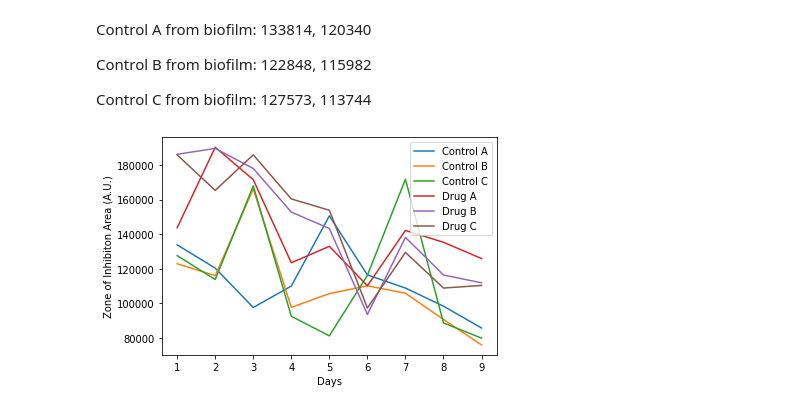
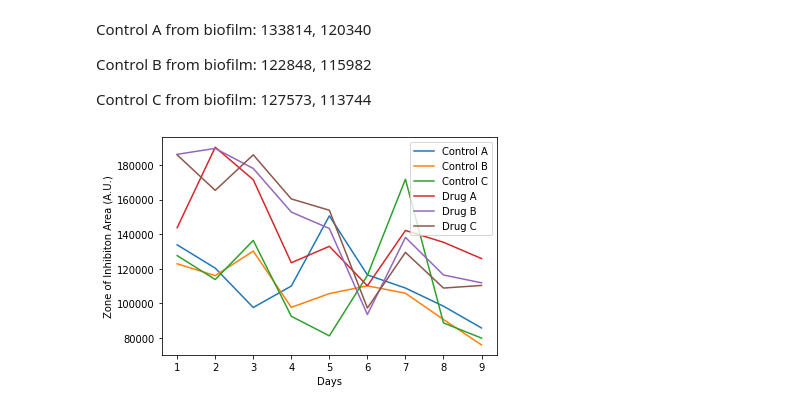
Before and after one commit to lmkelly16/BYU-REU-2022, a Jupyter notebook: all_the_loops.ipynb, the cells around one changed output. Saved outputs shown, nothing was run; the diff lists cells and outputs as text; code cells hidden in the pictures.

```diff
--- a/all_the_loops.ipynb
+++ b/all_the_loops.ipynb
@@ -498,28 +498,28 @@ Control C from biofilm: 127573, 113744
 # %%
 from traitlets.traitlets import CComplex
 # area lists taken manually from the loop fixing spot below
 cA_v2= [133814, 120340, 97560, 109963, 150582, 116409, 108813, 98312, 85701]
-cB_v2= [122848, 115982, 166179, 97629, 105597, 110088, 105815, 90611, 75902]
-cC_v2= [127573, 113744, 167917, 92479, 81144, 116174, 171756, 88637, 79850]
+cB_v2= [122848, 115982, 130196, 97629, 105597, 110088, 105815, 90611, 75902]
+cC_v2= [127573, 113744, 136351, 92479, 81144, 116174, 171756, 88637, 79850]
 
 dA= [143729, 190285, 171514, 123436, 132956, 110119, 142130, 135299, 125878]
 dB= [186194, 189611, 178008, 152769, 143268, 93491, 138118, 116363, 111840]
 dC= [185861, 165325, 185895, 160372, 153827, 97242, 129454, 108804, 110318]
 
 # number of days for x-axis
 days=[1,2,3,4,5,6,7,8,9]
 
 plt.plot(days, cA_v2)
 plt.plot(days, cB_v2)
 plt.plot(days, cC_v2)
 plt.plot(days, dA)
 plt.plot(days, dB)
 plt.plot(days, dC)
 plt.xlabel('Days')
 plt.ylabel('Zone of Inhibiton Area (A.U.)')
 plt.legend(["Control A", "Control B", "Control C", "Drug A", "Drug B", "Drug C"]);
 # %% [output]
-[figure, old version]
+[figure, new version]
 # %%
 control_area_average_v2 = []
 for i in range(len(cA_v2)):
```
Also changed, not shown: parts of 8 cells of this notebook.
